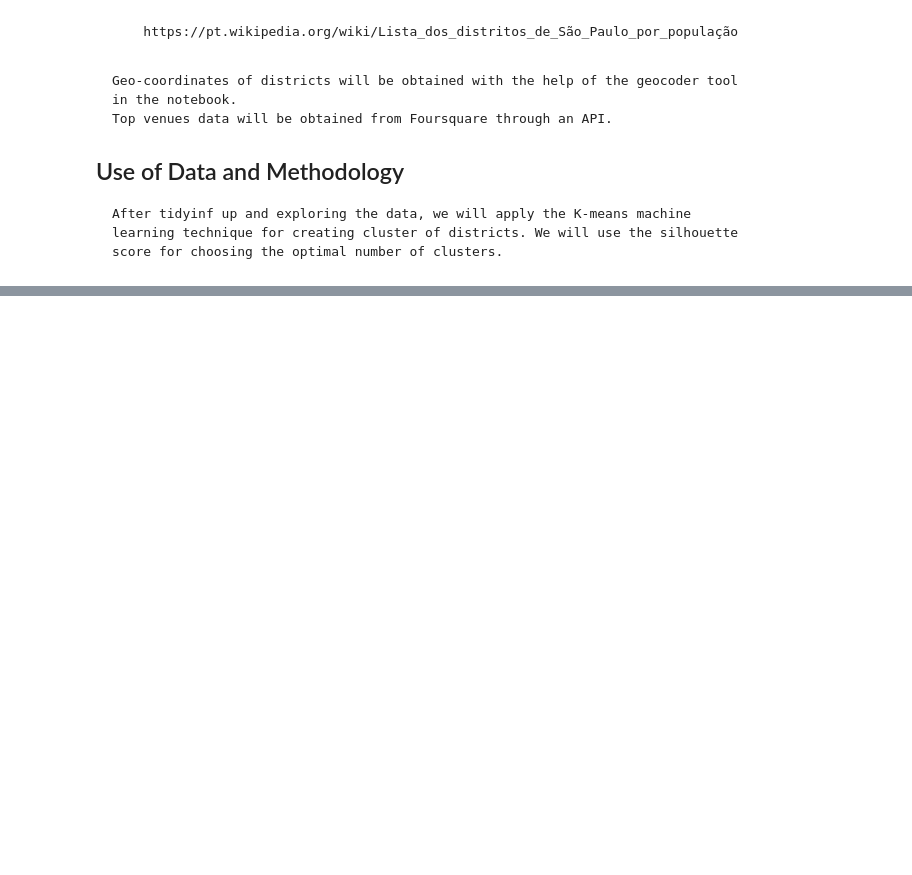
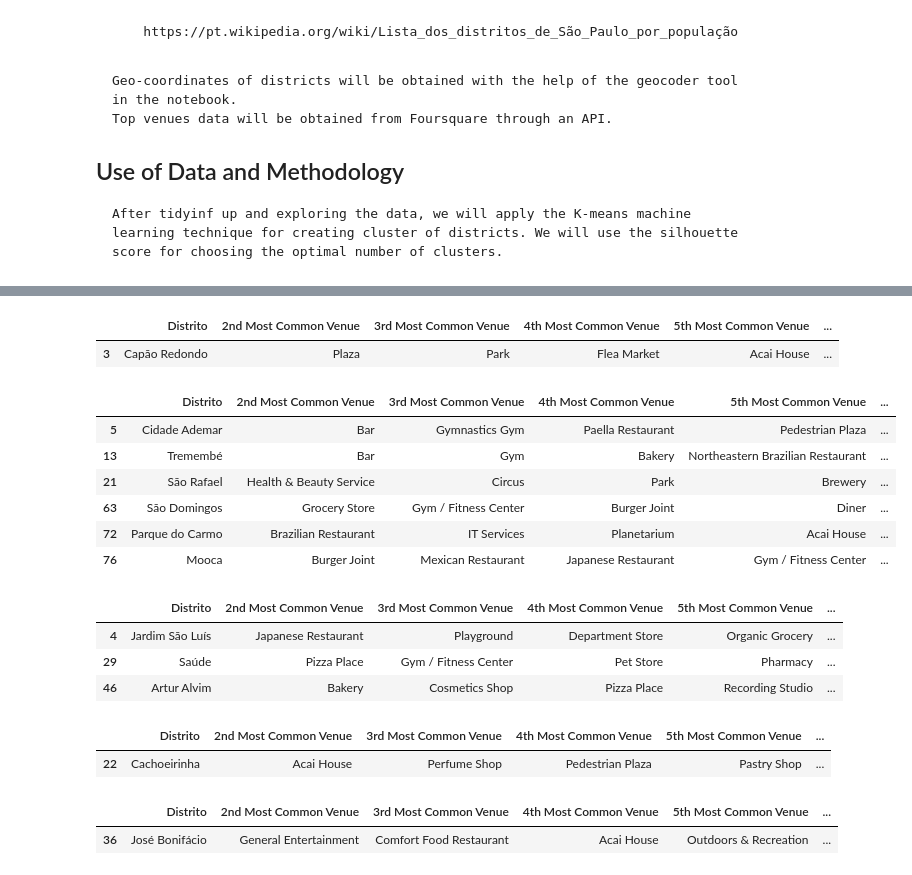
Before and after one commit to PauloPeclat/Coursera_Capstone, a Jupyter notebook: IBM Data Science Capstone Project Problem and Data.ipynb, the cells around one changed output, grey strips where cells are left out. Cells and saved outputs as stored; diff of their text form; code cells hidden in the pictures; blank space fills up the shorter version.

Commit message:
Published from Watson Studio.

```diff
--- a/IBM Data Science Capstone Project Problem and Data.ipynb
+++ b/IBM Data Science Capstone Project Problem and Data.ipynb
@@ -33,0 +452,32 @@
+# %%
+test.loc[test['Cluster Labels'] == 0, test.columns[[0] + list(range(5, test.shape[1]))]]
+# %% [output]
+|  | Distrito | 2nd Most Common Venue | 3rd Most Common Venue | 4th Most Common Venue | 5th Most Common Venue | ... |
+| 3 | Capão Redondo | Plaza | Park | Flea Market | Acai House | ... |
+# %%
+test.loc[test['Cluster Labels'] == 1, test.columns[[0] + list(range(5, test.shape[1]))]]
+# %% [output]
+|  | Distrito | 2nd Most Common Venue | 3rd Most Common Venue | 4th Most Common Venue | 5th Most Common Venue | ... |
+| 5 | Cidade Ademar | Bar | Gymnastics Gym | Paella Restaurant | Pedestrian Plaza | ... |
+| 13 | Tremembé | Bar | Gym | Bakery | Northeastern Brazilian Restaurant | ... |
+| 21 | São Rafael | Health & Beauty Service | Circus | Park | Brewery | ... |
+| 63 | São Domingos | Grocery Store | Gym / Fitness Center | Burger Joint | Diner | ... |
+| 72 | Parque do Carmo | Brazilian Restaurant | IT Services | Planetarium | Acai House | ... |
+| 76 | Mooca | Burger Joint | Mexican Restaurant | Japanese Restaurant | Gym / Fitness Center | ... |
+# %%
+test.loc[test['Cluster Labels'] == 2, test.columns[[0] + list(range(5, test.shape[1]))]]
+# %% [output]
+|  | Distrito | 2nd Most Common Venue | 3rd Most Common Venue | 4th Most Common Venue | 5th Most Common Venue | ... |
+| 4 | Jardim São Luís | Japanese Restaurant | Playground | Department Store | Organic Grocery | ... |
+| 29 | Saúde | Pizza Place | Gym / Fitness Center | Pet Store | Pharmacy | ... |
+| 46 | Artur Alvim | Bakery | Cosmetics Shop | Pizza Place | Recording Studio | ... |
+# %%
+test.loc[test['Cluster Labels'] == 3, test.columns[[0] + list(range(5, test.shape[1]))]]
+# %% [output]
+|  | Distrito | 2nd Most Common Venue | 3rd Most Common Venue | 4th Most Common Venue | 5th Most Common Venue | ... |
+| 22 | Cachoeirinha | Acai House | Perfume Shop | Pedestrian Plaza | Pastry Shop | ... |
+# %%
+test.loc[test['Cluster Labels'] == 4, test.columns[[0] + list(range(5, test.shape[1]))]]
+# %% [output]
+|  | Distrito | 2nd Most Common Venue | 3rd Most Common Venue | 4th Most Common Venue | 5th Most Common Venue | ... |
+| 36 | José Bonifácio | General Entertainment | Comfort Food Restaurant | Acai House | Outdoors & Recreation | ... |
```
Also changed, not shown: parts of 27 cells of this notebook.
